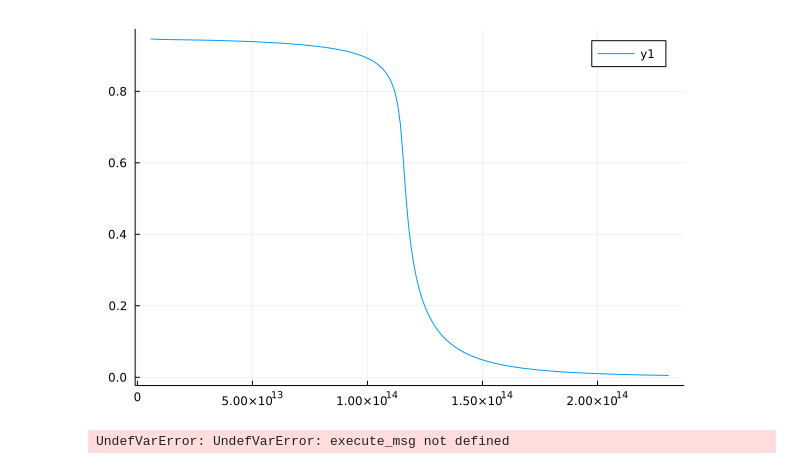
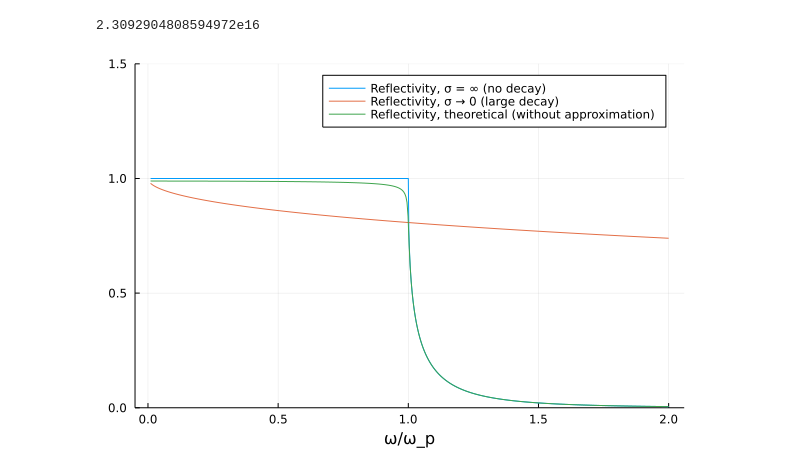
Before and after one commit to YIsoda/LabSeminar2021, a Jupyter notebook: main.ipynb, the cells around one changed output. Saved outputs shown, nothing was run; the diff lists cells and outputs as text; code cells hidden in the pictures.

```diff
--- a/main.ipynb
+++ b/main.ipynb
@@ -3,47 +3,52 @@ using Plots
 
 function PlotReflectivity()
 
     ε_0, e, ħ = 8.85418782e-12, 1.60217662e-19, 1.05457e-34
-    ε(ω, ω_p) = 1 - ω_p^2 / ω^2
+
+    σ = 3.6e7 # Ω⋅m
 
 
-    ε_damped(ω) = 1 - (3.6e-3) / (im * ω * ε_0) #8.85418782e-12)
+    # 減衰小さい場合
+    ε(ω, ω_p) = 1 - ω_p^2 / ω^2
+    # 減衰大きい場合
+    ε_damped(ω) = 1 - (σ) / (im * ω * ε_0)
 
     ε_actual(ω, ω_p, σ) = 1 - ω_p^2 / (ω^2 + im * ω * ε_0 * ω_p^2 / σ)
 
     Reflectivity(ε) = abs2((√complex(ε) - 1) / (√complex(ε) + 1))
 
-    x = range(0.1, stop = 2, step = 0.01)
+    x = range(0.01, stop = 2, step = 0.002)
 
     ħωp_eV = 15.2
-    omega_p = 0.005 * ħωp_eV * e / ħ
+    omega_p = ħωp_eV * e / ħ
 
+    println(omega_p)
 
     ω_range_max = omega_p * 2
-    x2 = range(omega_p / 20, stop = ω_range_max, step = 0.01 * omega_p)
-    # plot(x, ε(x, 1.0))
-    # print(Reflectivity.(ε.(x, 1.0)))
-    # print(Reflectivity.(ε_damped.(x2)))
-
-    σ = 3.6e4
+    x2 = range(omega_p / 100, stop = ω_range_max, length = 500)
 
     function reflectivity_nodecay(ω::Float64, ω_p::Float64)
         if ω < ω_p
             1.0
         else
             (2ω^2 - ω_p^2 - 2ω * √(ω^2 - ω_p^2)) / (2ω^2 - ω_p^2 + 2ω * √(ω^2 - ω_p^2))
         end
     end
 
-    # Plots.display(plot(x, Reflectivity.(ε.(x, 1.0)), label = "Reflectivity, σ = ∞ (no decay)"))
+    reflectivity_largedecay(ω) = (ω^2 * ε_0^2 / σ^2) * (√complex(1 + σ / (im * ω * ε_0)) - 1)^2 * (√complex(1 - σ / (im * ω * ε_0)) - 1)^2
+
+    plot(x, Reflectivity.(ε.(x, 1.0)), label = "Reflectivity, σ = ∞ (no decay)", ylims = (0, 1.5))
     # Plots.display(plot!(x, reflectivity_nodecay.(x, 1.0), label = "Reflectivity, σ = ∞ (no decay); after simplified"))
-    # Plots.display(plot(x2, Reflectivity.(ε_damped.(x2))))
-    Plots.display(plot(x2, Reflectivity.(ε_actual.(x2, omega_p, σ))))
-    gui()
-    readline()
+    plot!(x2 ./ omega_p, Reflectivity.(ε_damped.(x2)), xlabel = "ω/ω_p", label = "Reflectivity, σ → 0 (large decay)")
+    # Plots.display(plot!(x2 ./ omega_p, reflectivity_largedecay.(x2), label = "Reflectivity, σ → 0 (large decay); after simplified"))
+
+    plot!(x2 ./ omega_p, Reflectivity.(ε_actual.(x2, omega_p, σ)), label = "Reflectivity, theoretical (without approximation)")
+
+    # savefig("Reflectivity-of-Free-Electron.svg")
+    # savefig("Reflectivity-of-Free-Electron.png")
 end
 
 PlotReflectivity()
 # %% [output]
+2.3092904808594972e16
-[figure, old version]
+[figure, new version]
-UndefVarError: UndefVarError: execute_msg not defined
```
Also changed, not shown: 3 other files.
